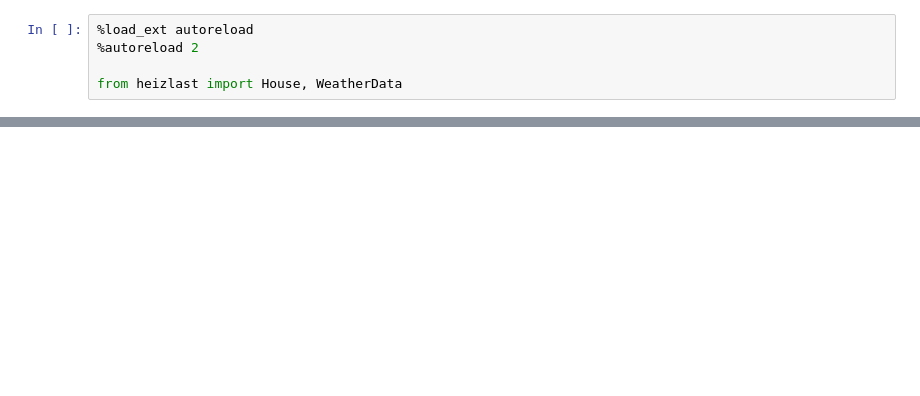
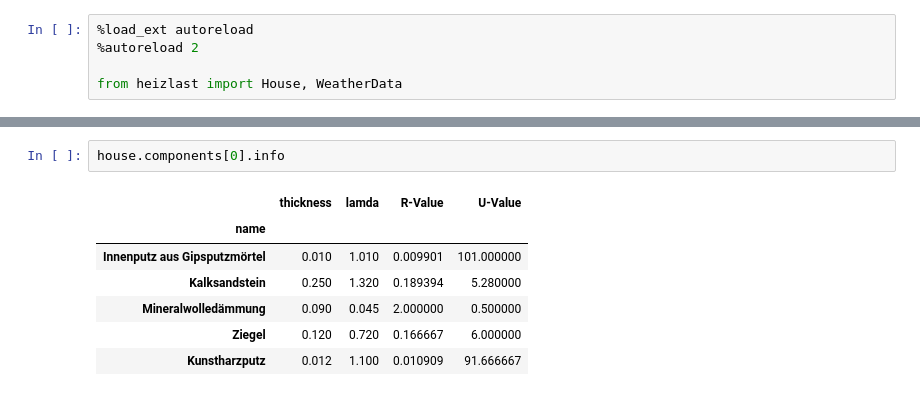
Before and after one commit to claussma/heizlastberechnung, a Jupyter notebook: notebooks/demo.ipynb, the cells around one changed output, grey strips where cells are left out. Drawn from its saved outputs; the diff is of its cells as text; blank space fills up the shorter version.

```diff
--- a/notebooks/demo.ipynb
+++ b/notebooks/demo.ipynb
@@ -59,0 +78,10 @@ house.run()
+# %%
+house.components[0].info
+# %% [output]
+|  | thickness | lamda | R-Value | U-Value |
+| name |  |  |  |  |
+| Innenputz aus Gipsputzmörtel | 0.010 | 1.010 | 0.009901 | 101.000000 |
+| Kalksandstein | 0.250 | 1.320 | 0.189394 | 5.280000 |
+| Mineralwolledämmung | 0.090 | 0.045 | 2.000000 | 0.500000 |
+| Ziegel | 0.120 | 0.720 | 0.166667 | 6.000000 |
+| Kunstharzputz | 0.012 | 1.100 | 0.010909 | 91.666667 |
```
Also changed, not shown: parts of 12 cells of this notebook, 1 other file.
